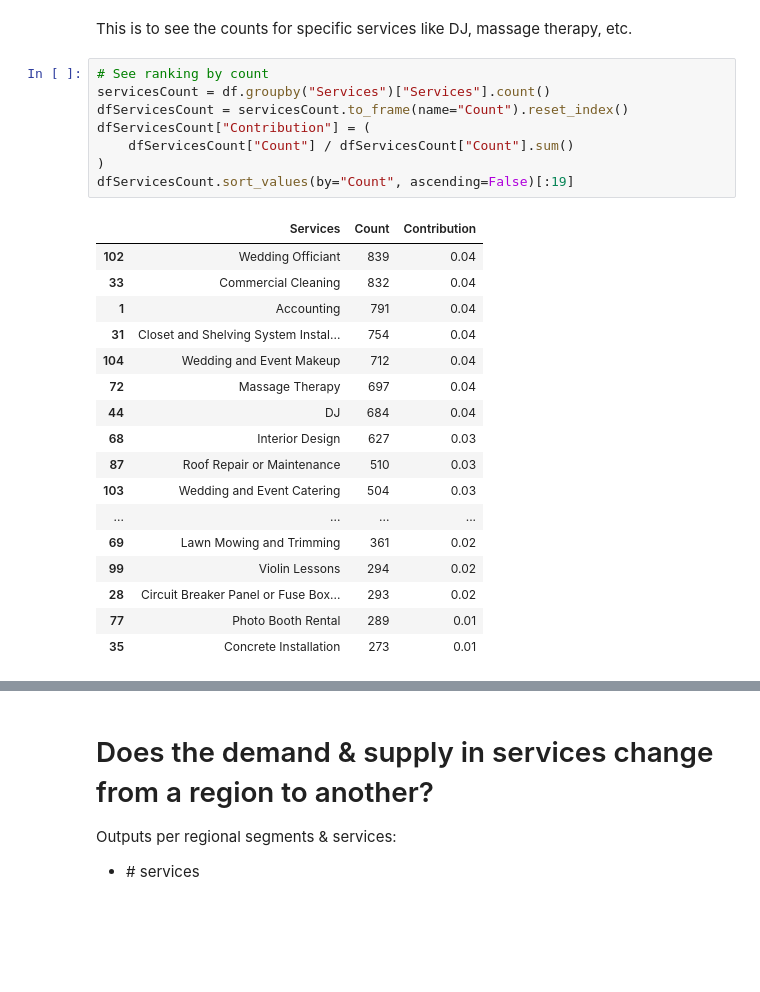
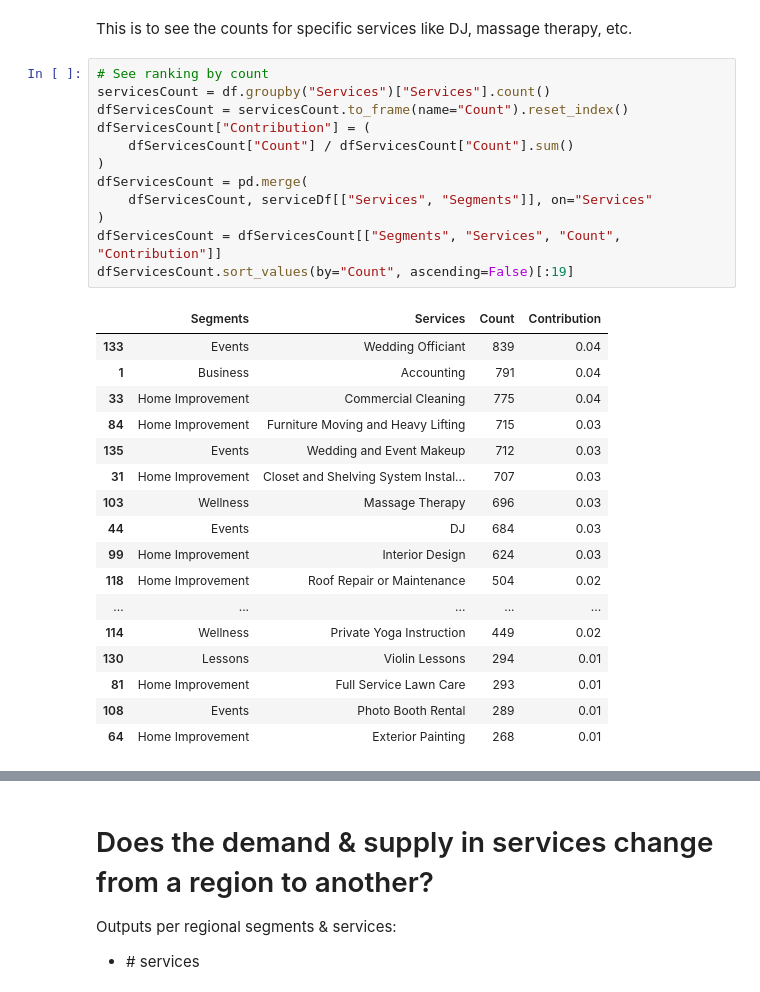
Before and after one commit to ameeruljunaidi/ScrapeThumbtack, a Jupyter notebook: analysis/data_exploration.ipynb, the cells around one changed output, grey strips where cells are left out. Drawn from its saved outputs; the diff is of its cells as text; blank space fills up the shorter version.

```diff
--- a/analysis/data_exploration.ipynb
+++ b/analysis/data_exploration.ipynb
@@ -70,29 +70,33 @@ This is to see the counts for specific services like DJ, massage therapy, etc.
 # %%
 # See ranking by count
 servicesCount = df.groupby("Services")["Services"].count()
 dfServicesCount = servicesCount.to_frame(name="Count").reset_index()
 dfServicesCount["Contribution"] = (
     dfServicesCount["Count"] / dfServicesCount["Count"].sum()
 )
+dfServicesCount = pd.merge(
+    dfServicesCount, serviceDf[["Services", "Segments"]], on="Services"
+)
+dfServicesCount = dfServicesCount[["Segments", "Services", "Count", "Contribution"]]
 dfServicesCount.sort_values(by="Count", ascending=False)[:19]
 # %% [output]
-|  | Services | Count | Contribution |
-| 102 | Wedding Officiant | 839 | 0.04 |
-| 33 | Commercial Cleaning | 832 | 0.04 |
-| 1 | Accounting | 791 | 0.04 |
-| 31 | Closet and Shelving System Instal... | 754 | 0.04 |
-| 104 | Wedding and Event Makeup | 712 | 0.04 |
-| 72 | Massage Therapy | 697 | 0.04 |
-| 44 | DJ | 684 | 0.04 |
-| 68 | Interior Design | 627 | 0.03 |
-| 87 | Roof Repair or Maintenance | 510 | 0.03 |
-| 103 | Wedding and Event Catering | 504 | 0.03 |
-| ... | ... | ... | ... |
-| 69 | Lawn Mowing and Trimming | 361 | 0.02 |
-| 99 | Violin Lessons | 294 | 0.02 |
-| 28 | Circuit Breaker Panel or Fuse Box... | 293 | 0.02 |
-| 77 | Photo Booth Rental | 289 | 0.01 |
-| 35 | Concrete Installation | 273 | 0.01 |
+|  | Segments | Services | Count | Contribution |
+| 133 | Events | Wedding Officiant | 839 | 0.04 |
+| 1 | Business | Accounting | 791 | 0.04 |
+| 33 | Home Improvement | Commercial Cleaning | 775 | 0.04 |
+| 84 | Home Improvement | Furniture Moving and Heavy Lifting | 715 | 0.03 |
+| 135 | Events | Wedding and Event Makeup | 712 | 0.03 |
+| 31 | Home Improvement | Closet and Shelving System Instal... | 707 | 0.03 |
+| 103 | Wellness | Massage Therapy | 696 | 0.03 |
+| 44 | Events | DJ | 684 | 0.03 |
+| 99 | Home Improvement | Interior Design | 624 | 0.03 |
+| 118 | Home Improvement | Roof Repair or Maintenance | 504 | 0.02 |
+| ... | ... | ... | ... | ... |
+| 114 | Wellness | Private Yoga Instruction | 449 | 0.02 |
+| 130 | Lessons | Violin Lessons | 294 | 0.01 |
+| 81 | Home Improvement | Full Service Lawn Care | 293 | 0.01 |
+| 108 | Events | Photo Booth Rental | 289 | 0.01 |
+| 64 | Home Improvement | Exterior Painting | 268 | 0.01 |
 # %%
 servicesCountChart = servicesCount.sort_values(ascending=False)[:19]
 servicesCountChart.sort_values(ascending=True).plot.barh(
```
Also changed, not shown: parts of 20 cells of this notebook, 1 other file.
